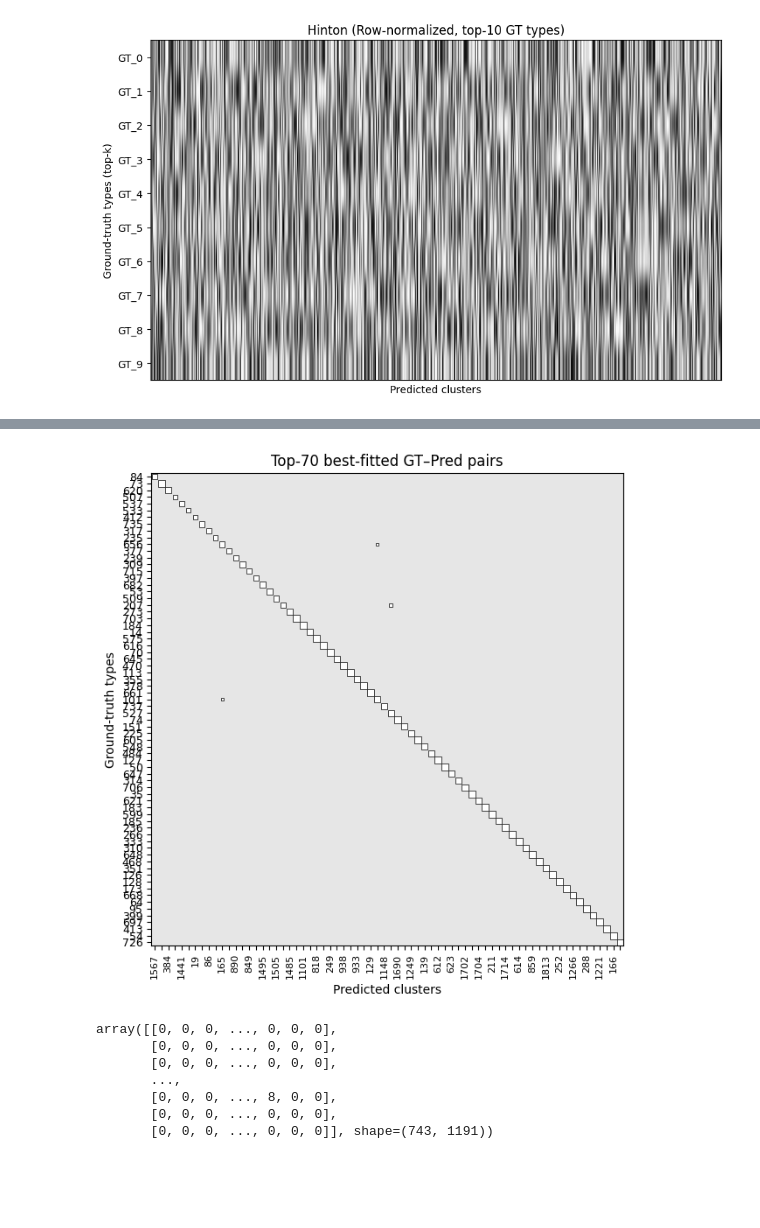
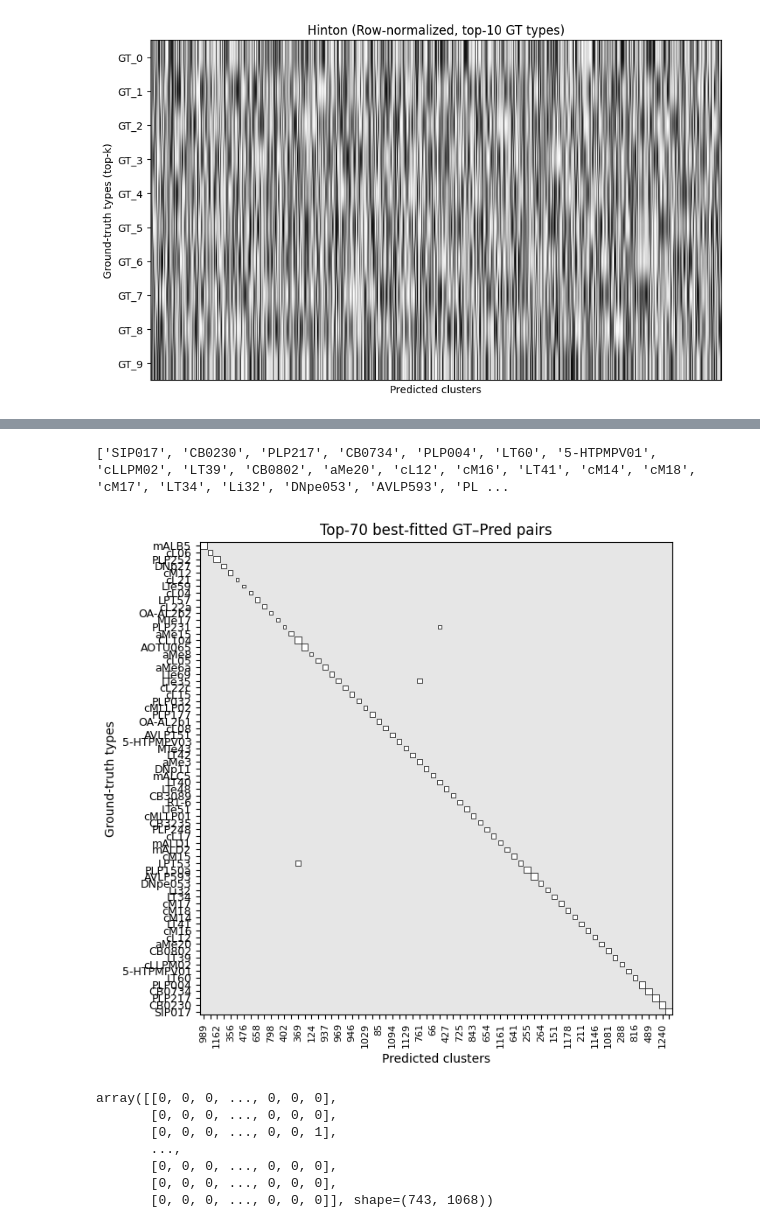
Before and after one commit to sc4224/flywrite, a Jupyter notebook: new_cluster_similarity_test.ipynb, the cells around one changed output, grey strips where cells are left out. Drawn from its saved outputs; the diff is of its cells as text; code cells hidden in the pictures; blank space fills up the shorter version.

```diff
--- a/new_cluster_similarity_test.ipynb
+++ b/new_cluster_similarity_test.ipynb
@@ -1502,8 +1621,10 @@ def plot_hinton_gt_vs_pred(
 import numpy as np
 import matplotlib.pyplot as plt
 
+
+row_names = list(cluster_string_to_cid.keys())
 def plot_hinton_gt_vs_pred(
-    y_gt, y_pred, row_names=None, col_names=None,
+    y_gt, y_pred, row_names=row_names, col_names=None,
     normalize='row',                 # 'none' | 'row' | 'col'
     title='Hinton (best-fitted pairs at top-left)',
     # —— 关键参数：按“最佳配对”把大块放左上，并裁到前K组 ——
@@ -1519,7 +1640,6 @@ def plot_hinton_gt_vs_pred(
     画 Hinton 图；先按“最佳 GT–Pred 配对”排序并裁剪，只显示前 top_k_pairs 组，
     将配对块放在左上（corner='tl'）。score_metric 控制配对打分方式。
     """
-
     # ---------- helpers ----------
     def contingency_matrix(y_true, y_pred):
         C = np.zeros((int(y_true.max())+1, int(y_pred.max())+1), dtype=np.int64)
@@ -1602,6 +1722,7 @@ def plot_hinton_gt_vs_pred(
 
     C_plot = C_plot[row_order, :][:, col_order]
     row_names = [row_names[i] for i in row_order]
+    print(row_names)
     col_names = [col_names[j] for j in col_order]
 
     # ---------- corner：把对角块放到指定角（默认左上，无需反转） ----------
@@ -1645,3 +1766,29 @@ def plot_hinton_gt_vs_pred(
     plt.tight_layout()
     plt.show()
     return C
+# %%
+#1 compute gt
+gt_assignments = np.array([cluster_string_to_cid[root_id_type_dict[rid]] for rid in shared_root_ids])
+
+
+
+#2 random optimistic label
+random_assignment_optimistic = np.random.permutation(gt_assignments)
+
+#3 transfer to continuous int label
+y_gt_i, gt_names = make_consecutive_labels(gt_assignments)
+y_ro_i, ro_names = make_consecutive_labels(sbm_assignments)
+
+
+id_to_string = {v: k for k, v in cluster_string_to_cid.items()}
+row_names = [id_to_string[i] for i in range(len(id_to_string))]
+
+plot_hinton_gt_vs_pred(
+    y_gt_i, y_ro_i,
+    row_names=row_names, col_names=ro_names,
+    normalize='row',
+    score_metric='f1',
+    top_k_pairs=70,
+    corner='tr',
+    title='Top-70 best-fitted GT–Pred pairs'
+)
@@ -1648,31 +1805,33 @@ def plot_hinton_gt_vs_pred(
 # %%
 #1 compute gt
 gt_assignments = np.array([cluster_string_to_cid[root_id_type_dict[rid]] for rid in shared_root_ids])
 
 #2 random optimistic label
 random_assignment_optimistic = np.random.permutation(gt_assignments)
 
 #3 transfer to continuous int label
 y_gt_i, gt_names = make_consecutive_labels(gt_assignments)
-y_ro_i, ro_names = make_consecutive_labels(sbm_assignments)
+y_ro_i, ro_names = make_consecutive_labels(pca_assignments)
+
 plot_hinton_gt_vs_pred(
     y_gt_i, y_ro_i,
-    row_names=gt_names, col_names=ro_names,
+    row_names=row_names, col_names=ro_names,
     normalize='row',
-    score_metric='f1',        # 或 'overlap' / 'counts'
-    top_k_pairs=70,           # 只保留前10组最佳配对
-    corner='tr',              # 左上；改成 'tr' 就是右上
+    score_metric='f1',
+    top_k_pairs=70,
+    corner='tr',
     title='Top-70 best-fitted GT–Pred pairs'
 )
 # %% [output]
+['SIP017', 'CB0230', 'PLP217', 'CB0734', 'PLP004', 'LT60', '5-HTPMPV01', 'cLLPM02', 'LT39', 'CB0802', 'aMe20', 'cL12', 'cM16', 'LT41', 'cM14', 'cM18', 'cM17', 'LT34', 'Li32', 'DNpe053', 'AVLP593', 'PL ...
-[figure, old version]
+[figure, new version]
-array([[0, 0, 0, ..., 0, 0, 0],
-       [0, 0, 0, ..., 0, 0, 0],
-       [0, 0, 0, ..., 0, 0, 0],
-       ...,
-       [0, 0, 0, ..., 8, 0, 0],
-       [0, 0, 0, ..., 0, 0, 0],
-       [0, 0, 0, ..., 0, 0, 0]], shape=(743, 1191))
+array([[0, 0, 0, ..., 0, 0, 0],
+       [0, 0, 0, ..., 0, 0, 0],
+       [0, 0, 0, ..., 0, 0, 1],
+       ...,
+       [0, 0, 0, ..., 0, 0, 0],
+       [0, 0, 0, ..., 0, 0, 0],
+       [0, 0, 0, ..., 0, 0, 0]], shape=(743, 1068))
 # %%
 #1 compute gt
 gt_assignments = np.array([cluster_string_to_cid[root_id_type_dict[rid]] for rid in shared_root_ids])
```
Also changed, not shown: parts of 49 cells of this notebook.
